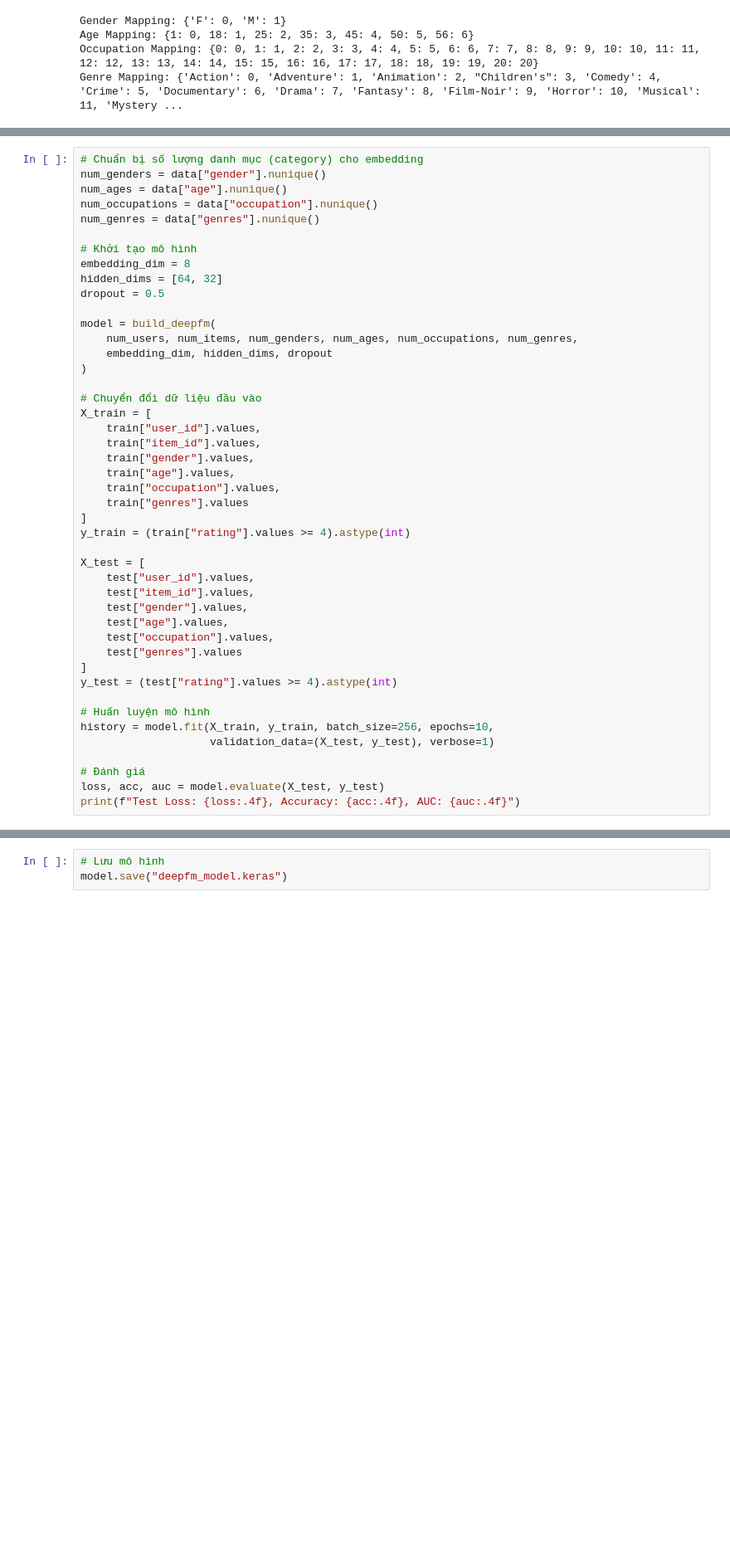
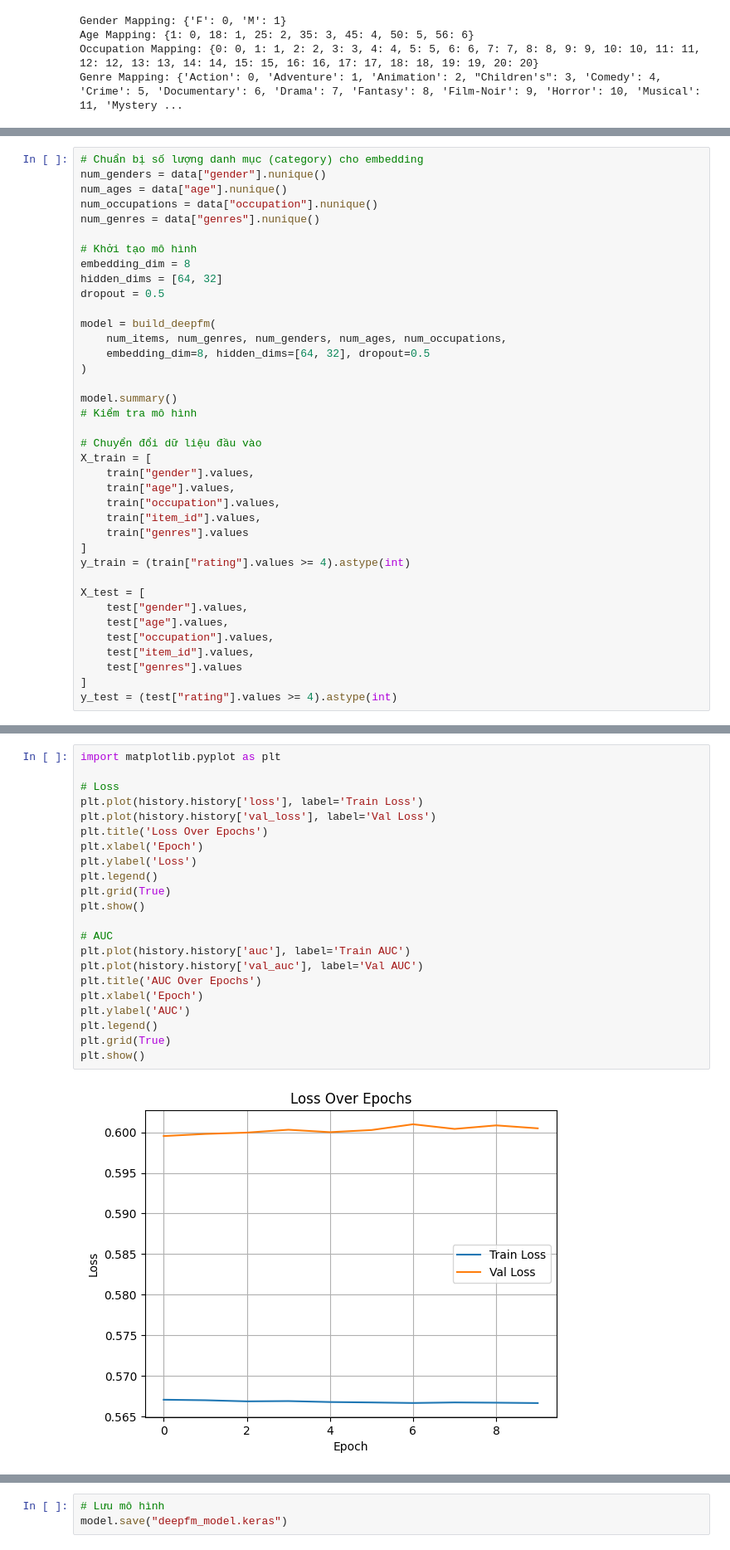
Before and after one commit to PrettyUnnie1/movie-recommendation-app, a Jupyter notebook: Data/DeepFM_updated_user_genre.ipynb, the cells around one changed output, grey strips where cells are left out. Shown at 83% size. Saved outputs shown, nothing was run; the diff lists cells and outputs as text; blank space fills up the shorter version.

```diff
--- a/Data/DeepFM_updated_user_genre.ipynb
+++ b/Data/DeepFM_updated_user_genre.ipynb
@@ -151,36 +150,29 @@ hidden_dims = [64, 32]
 dropout = 0.5
 
 model = build_deepfm(
-    num_users, num_items, num_genders, num_ages, num_occupations, num_genres,
-    embedding_dim, hidden_dims, dropout
+    num_items, num_genres, num_genders, num_ages, num_occupations,
+    embedding_dim=8, hidden_dims=[64, 32], dropout=0.5
 )
+
+model.summary()
+# Kiểm tra mô hình
 
 # Chuyển đổi dữ liệu đầu vào
 X_train = [
-    train["user_id"].values,
-    train["item_id"].values,
     train["gender"].values,
     train["age"].values,
     train["occupation"].values,
+    train["item_id"].values,
     train["genres"].values
 ]
 y_train = (train["rating"].values >= 4).astype(int)
 
 X_test = [
-    test["user_id"].values,
-    test["item_id"].values,
     test["gender"].values,
     test["age"].values,
     test["occupation"].values,
+    test["item_id"].values,
     test["genres"].values
 ]
 y_test = (test["rating"].values >= 4).astype(int)
-
-# Huấn luyện mô hình
-history = model.fit(X_train, y_train, batch_size=256, epochs=10,
-                    validation_data=(X_test, y_test), verbose=1)
-
-# Đánh giá
-loss, acc, auc = model.evaluate(X_test, y_test)
-print(f"Test Loss: {loss:.4f}, Accuracy: {acc:.4f}, AUC: {auc:.4f}")
 # %% [output]
@@ -203,0 +222,24 @@ Test Loss: 0.5239, Accuracy: 0.7386, AUC: 0.8079
+# %%
+import matplotlib.pyplot as plt
+
+# Loss
+plt.plot(history.history['loss'], label='Train Loss')
+plt.plot(history.history['val_loss'], label='Val Loss')
+plt.title('Loss Over Epochs')
+plt.xlabel('Epoch')
+plt.ylabel('Loss')
+plt.legend()
+plt.grid(True)
+plt.show()
+
+# AUC
+plt.plot(history.history['auc'], label='Train AUC')
+plt.plot(history.history['val_auc'], label='Val AUC')
+plt.title('AUC Over Epochs')
+plt.xlabel('Epoch')
+plt.ylabel('AUC')
+plt.legend()
+plt.grid(True)
+plt.show()
+# %% [output]
+[figure, added]
```
Also changed, not shown: parts of 5 cells of this notebook, 7 other files.
